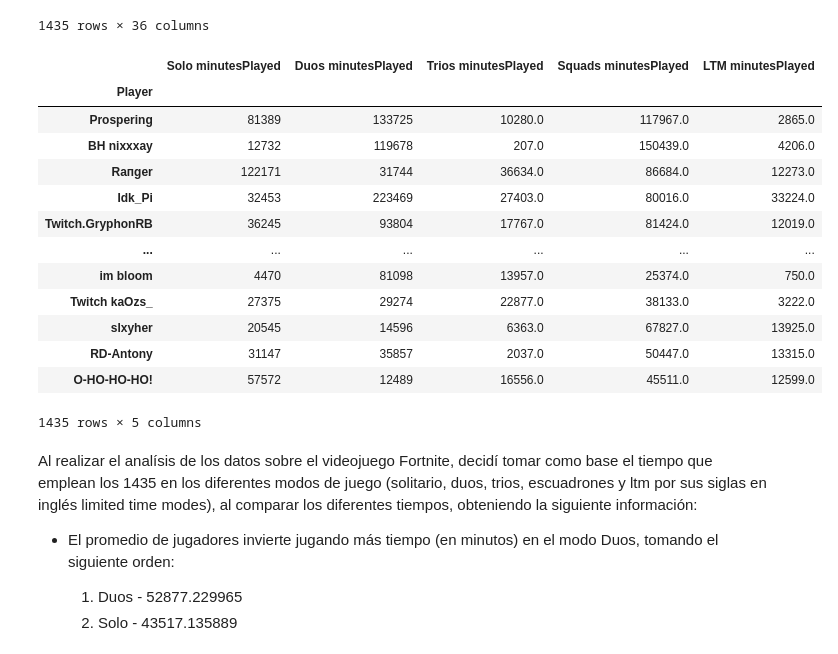
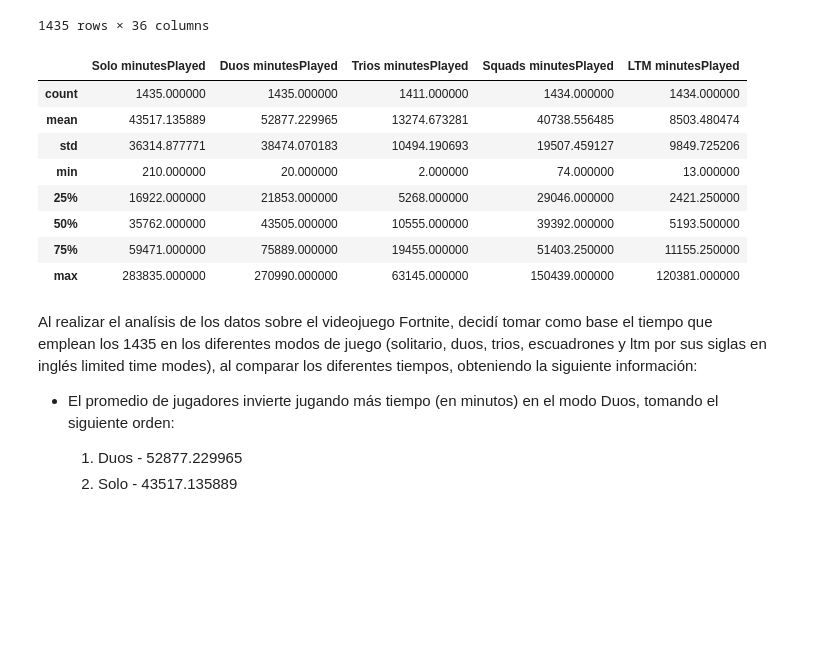
Before and after one commit to Oscar19260/Laboratorio_A01705935, a Jupyter notebook: FPS_Analysis/Estadisticas_descriptiva.ipynb, the cells around one changed output. Saved outputs shown, nothing was run; the diff lists cells and outputs as text; code cells hidden in the pictures; blank space fills up the shorter version.

```diff
--- a/FPS_Analysis/Estadisticas_descriptiva.ipynb
+++ b/FPS_Analysis/Estadisticas_descriptiva.ipynb
@@ -35,22 +35,17 @@ df
 1435 rows × 36 columns
 # %%
 new_df = df[['Solo minutesPlayed','Duos minutesPlayed', 'Trios minutesPlayed','Squads minutesPlayed', 'LTM minutesPlayed']]
-new_df
+new_df.describe()
 # %% [output]
 |  | Solo minutesPlayed | Duos minutesPlayed | Trios minutesPlayed | Squads minutesPlayed | LTM minutesPlayed |
-| Player |  |  |  |  |  |
-| Prospеring | 81389 | 133725 | 10280.0 | 117967.0 | 2865.0 |
-| BH nixxxay | 12732 | 119678 | 207.0 | 150439.0 | 4206.0 |
-| Raпger | 122171 | 31744 | 36634.0 | 86684.0 | 12273.0 |
-| Idk_Pi | 32453 | 223469 | 27403.0 | 80016.0 | 33224.0 |
-| Twitch.GryphonRB | 36245 | 93804 | 17767.0 | 81424.0 | 12019.0 |
-| ... | ... | ... | ... | ... | ... |
-| im bloom | 4470 | 81098 | 13957.0 | 25374.0 | 750.0 |
-| Twitch kaOzs_ | 27375 | 29274 | 22877.0 | 38133.0 | 3222.0 |
-| slxyher | 20545 | 14596 | 6363.0 | 67827.0 | 13925.0 |
-| RD-Antony | 31147 | 35857 | 2037.0 | 50447.0 | 13315.0 |
-| O-HO-HO-HOǃ | 57572 | 12489 | 16556.0 | 45511.0 | 12599.0 |
+| count | 1435.000000 | 1435.000000 | 1411.000000 | 1434.000000 | 1434.000000 |
+| mean | 43517.135889 | 52877.229965 | 13274.673281 | 40738.556485 | 8503.480474 |
+| std | 36314.877771 | 38474.070183 | 10494.190693 | 19507.459127 | 9849.725206 |
+| min | 210.000000 | 20.000000 | 2.000000 | 74.000000 | 13.000000 |
+| 25% | 16922.000000 | 21853.000000 | 5268.000000 | 29046.000000 | 2421.250000 |
+| 50% | 35762.000000 | 43505.000000 | 10555.000000 | 39392.000000 | 5193.500000 |
+| 75% | 59471.000000 | 75889.000000 | 19455.000000 | 51403.250000 | 11155.250000 |
+| max | 283835.000000 | 270990.000000 | 63145.000000 | 150439.000000 | 120381.000000 |
-1435 rows × 5 columns
 # %% [markdown]
 Al realizar el analísis de los datos sobre el videojuego Fortnite, decidí tomar como base el tiempo que emplean los 1435 en los diferentes modos de juego (solitario, duos, trios, escuadrones y ltm por sus siglas en inglés limited time modes), al comparar los diferentes tiempos, obteniendo la siguiente información:
 
```
Also changed, not shown: 1 other file.
